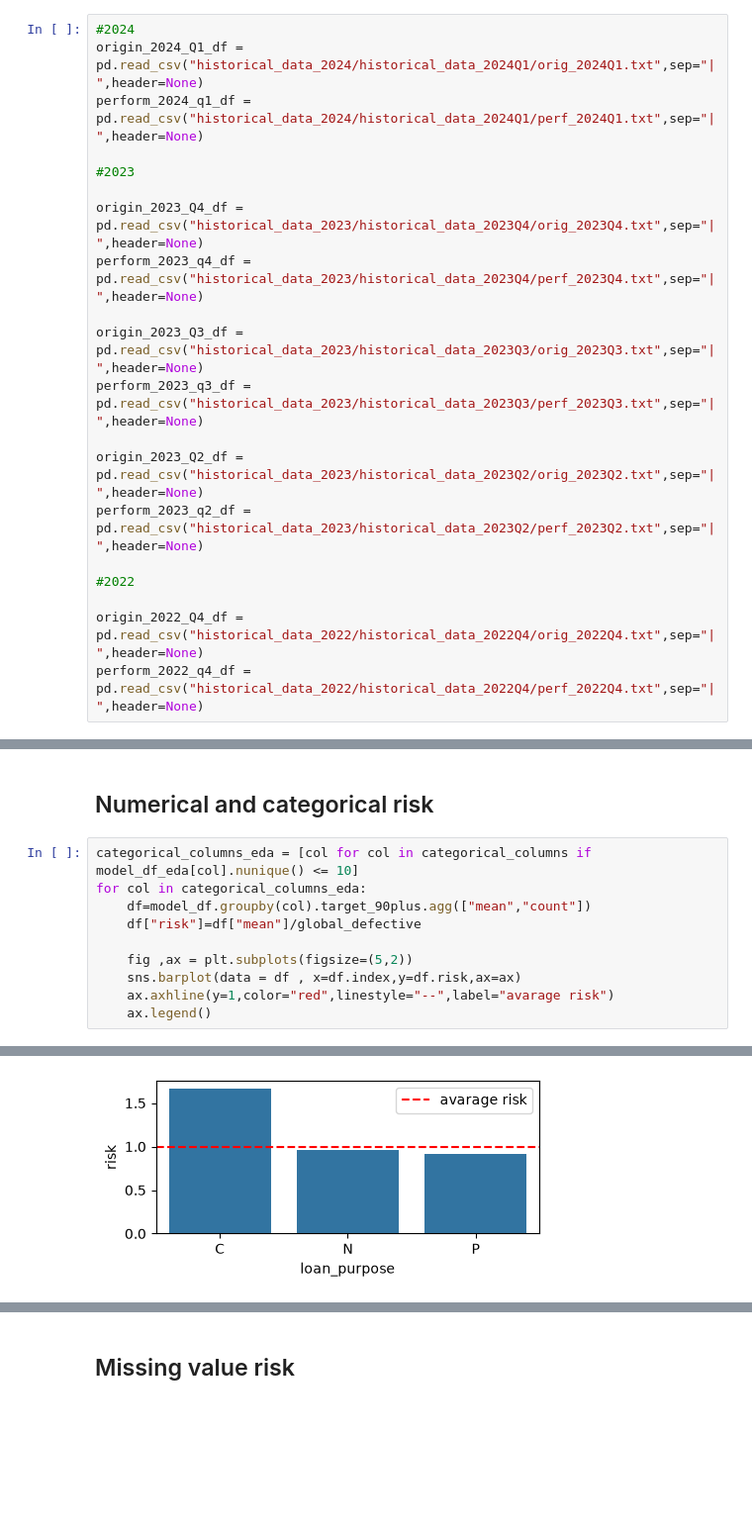
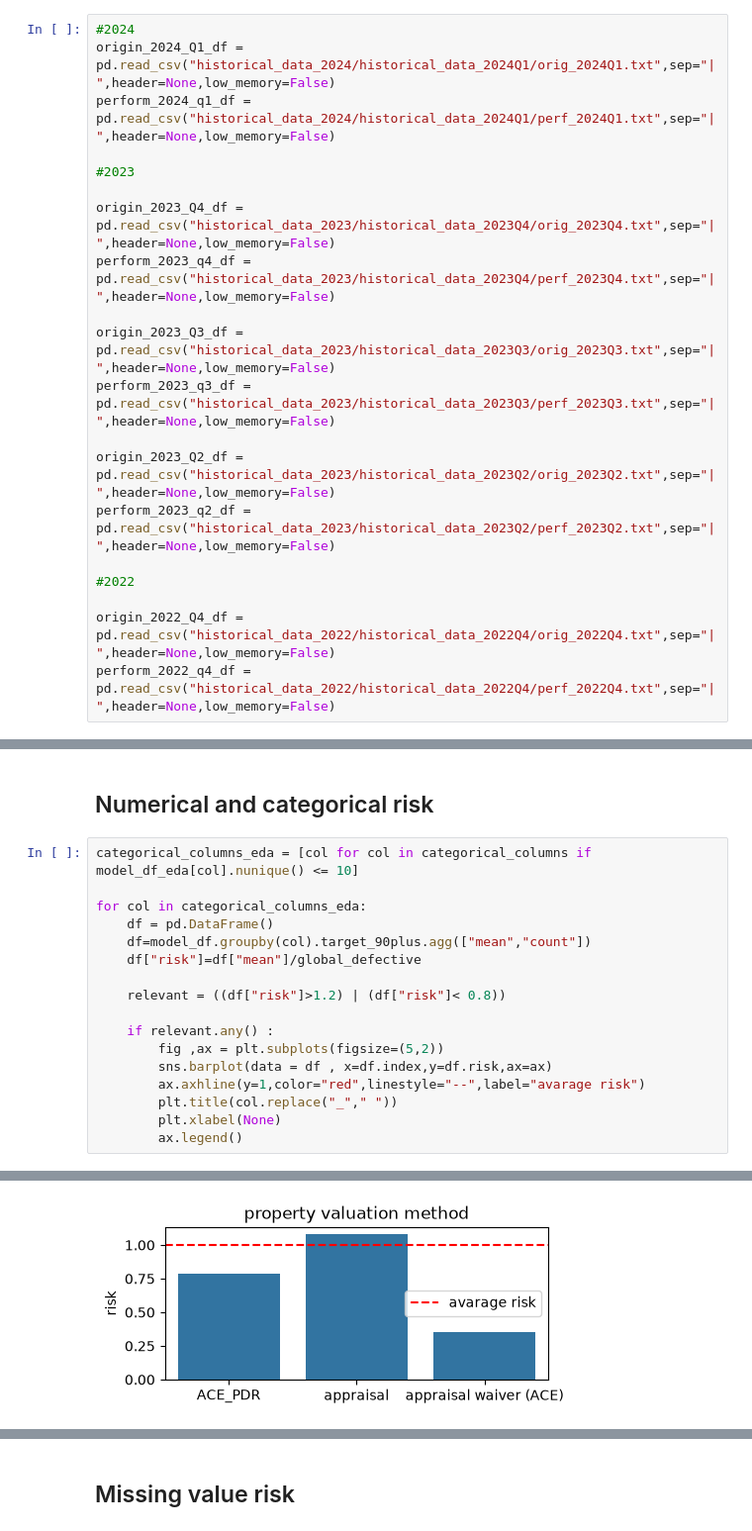
Before and after one commit to luke235422/Freddie-Mac-ML-progect, a Jupyter notebook: final_model.ipynb, the cells around one changed output, grey strips where cells are left out. Shown at 99% size. Drawn from its saved outputs; the diff is of its cells as text; blank space fills up the shorter version.

```diff
--- a/final_model.ipynb
+++ b/final_model.ipynb
@@ -47,24 +48,24 @@ import shap
 # Get data
 # %%
 #2024
-origin_2024_Q1_df = pd.read_csv("historical_data_2024/historical_data_2024Q1/orig_2024Q1.txt",sep="|",header=None)
-perform_2024_q1_df = pd.read_csv("historical_data_2024/historical_data_2024Q1/perf_2024Q1.txt",sep="|",header=None)
+origin_2024_Q1_df = pd.read_csv("historical_data_2024/historical_data_2024Q1/orig_2024Q1.txt",sep="|",header=None,low_memory=False)
+perform_2024_q1_df = pd.read_csv("historical_data_2024/historical_data_2024Q1/perf_2024Q1.txt",sep="|",header=None,low_memory=False)
 
 #2023
 
-origin_2023_Q4_df = pd.read_csv("historical_data_2023/historical_data_2023Q4/orig_2023Q4.txt",sep="|",header=None)
-perform_2023_q4_df = pd.read_csv("historical_data_2023/historical_data_2023Q4/perf_2023Q4.txt",sep="|",header=None)
+origin_2023_Q4_df = pd.read_csv("historical_data_2023/historical_data_2023Q4/orig_2023Q4.txt",sep="|",header=None,low_memory=False)
+perform_2023_q4_df = pd.read_csv("historical_data_2023/historical_data_2023Q4/perf_2023Q4.txt",sep="|",header=None,low_memory=False)
 
-origin_2023_Q3_df = pd.read_csv("historical_data_2023/historical_data_2023Q3/orig_2023Q3.txt",sep="|",header=None)
-perform_2023_q3_df = pd.read_csv("historical_data_2023/historical_data_2023Q3/perf_2023Q3.txt",sep="|",header=None)
+origin_2023_Q3_df = pd.read_csv("historical_data_2023/historical_data_2023Q3/orig_2023Q3.txt",sep="|",header=None,low_memory=False)
+perform_2023_q3_df = pd.read_csv("historical_data_2023/historical_data_2023Q3/perf_2023Q3.txt",sep="|",header=None,low_memory=False)
 
-origin_2023_Q2_df = pd.read_csv("historical_data_2023/historical_data_2023Q2/orig_2023Q2.txt",sep="|",header=None)
-perform_2023_q2_df = pd.read_csv("historical_data_2023/historical_data_2023Q2/perf_2023Q2.txt",sep="|",header=None)
+origin_2023_Q2_df = pd.read_csv("historical_data_2023/historical_data_2023Q2/orig_2023Q2.txt",sep="|",header=None,low_memory=False)
+perform_2023_q2_df = pd.read_csv("historical_data_2023/historical_data_2023Q2/perf_2023Q2.txt",sep="|",header=None,low_memory=False)
 
 #2022
 
-origin_2022_Q4_df = pd.read_csv("historical_data_2022/historical_data_2022Q4/orig_2022Q4.txt",sep="|",header=None)
-perform_2022_q4_df = pd.read_csv("historical_data_2022/historical_data_2022Q4/perf_2022Q4.txt",sep="|",header=None)
+origin_2022_Q4_df = pd.read_csv("historical_data_2022/historical_data_2022Q4/orig_2022Q4.txt",sep="|",header=None,low_memory=False)
+perform_2022_q4_df = pd.read_csv("historical_data_2022/historical_data_2022Q4/perf_2022Q4.txt",sep="|",header=None,low_memory=False)
 # %%
 origin_df_raw = pd.concat([origin_2023_Q2_df,origin_2023_Q3_df,origin_2023_Q4_df,origin_2024_Q1_df,origin_2022_Q4_df],axis=0,ignore_index=True)
 performance_df_raw = pd.concat([perform_2023_q2_df,perform_2023_q3_df,perform_2023_q4_df,perform_2024_q1_df,perform_2022_q4_df],axis=0,ignore_index=True)
@@ -498,12 +501,19 @@ There is no significant differenc in this features considered
 ## Numerical and categorical risk
 # %%
 categorical_columns_eda = [col for col in categorical_columns if model_df_eda[col].nunique() <= 10]
+
 for col in categorical_columns_eda:
+    df = pd.DataFrame()
     df=model_df.groupby(col).target_90plus.agg(["mean","count"])
     df["risk"]=df["mean"]/global_defective
 
-    fig ,ax = plt.subplots(figsize=(5,2))
-    sns.barplot(data = df , x=df.index,y=df.risk,ax=ax)
-    ax.axhline(y=1,color="red",linestyle="--",label="avarage risk")
-    ax.legend()
+    relevant = ((df["risk"]>1.2) | (df["risk"]< 0.8))
+
+    if relevant.any() :
+        fig ,ax = plt.subplots(figsize=(5,2))
+        sns.barplot(data = df , x=df.index,y=df.risk,ax=ax)
+        ax.axhline(y=1,color="red",linestyle="--",label="avarage risk")
+        plt.title(col.replace("_"," "))
+        plt.xlabel(None)
+        ax.legend()
 # %% [output]
@@ -517 +527 @@ for col in categorical_columns_eda:
-[figure, old version]
+[figure, new version]
```
Also changed, not shown: parts of 11 cells of this notebook.
